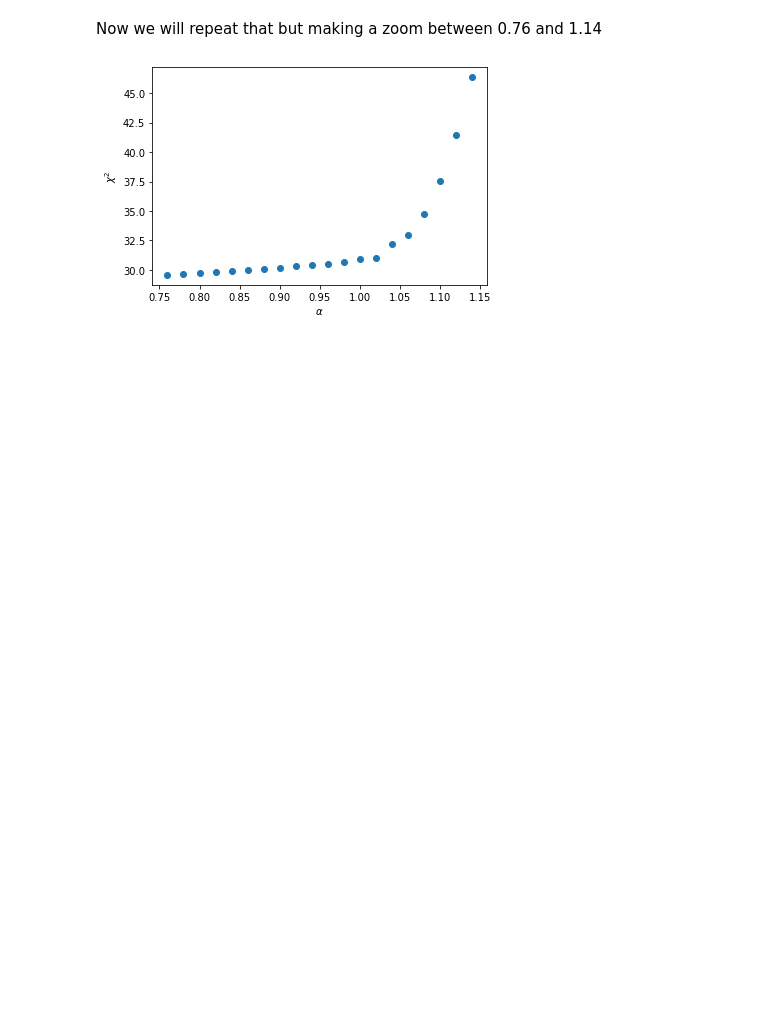
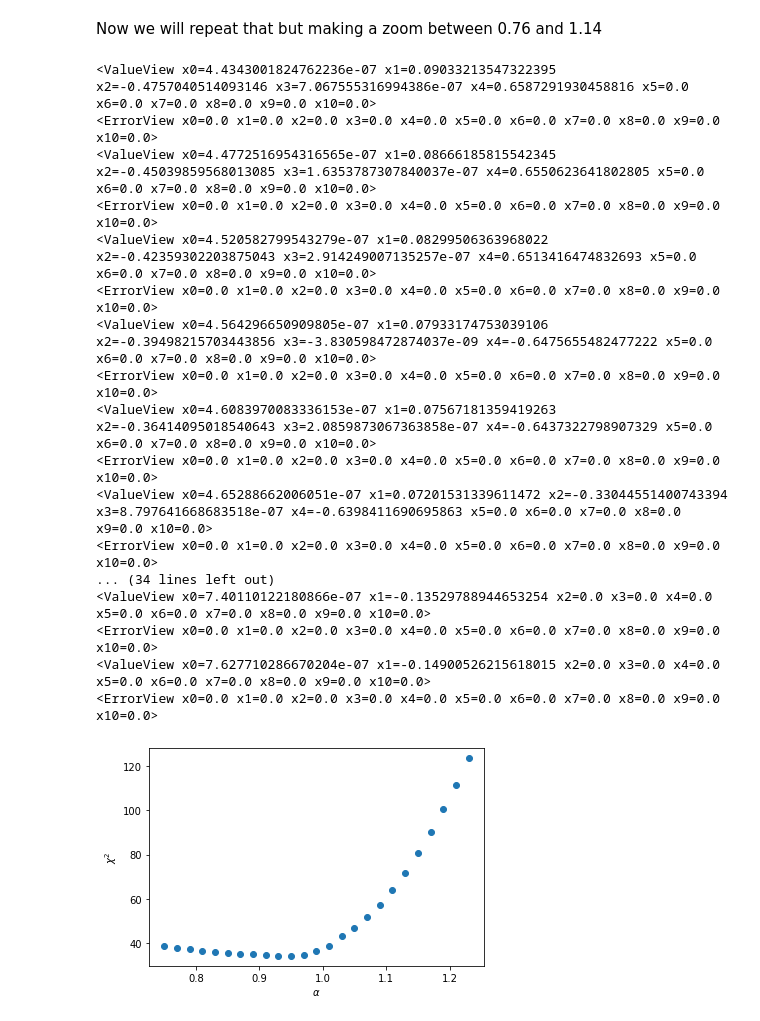
Before and after one commit to R-Grau/EBLpy, a Jupyter notebook: Multiple_Broken_power_law3.ipynb, the cells around one changed output. Saved outputs shown, nothing was run; the diff lists cells and outputs as text; code cells hidden in the pictures; blank space fills up the shorter version.

```diff
--- a/Multiple_Broken_power_law3.ipynb
+++ b/Multiple_Broken_power_law3.ipynb
@@ -63,12 +64,13 @@ def multiple_bpl_fit(initial_guess):
     m = Minuit(LSQ, initial_guess)
     #m.limits["initial_guess[2:-1]"] = (0,None)
     #m.tol = 1e-30
+    m.tol = 1e-20
 
     m.migrad()
-    #print(m.values)
+    print(m.values)
 
     m.hesse()
-    #print(m.errors)
+    print(m.errors)
 
     return m
 # %% [markdown]
@@ -218,8 +220,6 @@ Ebins = 10 ** logEbins
 # %%
 mu_vec_reco = np.zeros(len(mu_vec))
 mu_vec_i = np.zeros(len(mu_vec))
-bckgmu_vec_reco = np.zeros(len(mu_vec))
-bckgmu_vec_i = np.zeros(len(mu_vec))
 
 for i in range(len(mu_vec)):
     for j in range(len(mu_vec)):
@@ -231,9 +231,7 @@ for i in range(len(mu_vec)):
         mu = E[2:37][i]
 
         mu_vec_i[j] = Gauss_int(A, mu, sigma, Em, Ep)[0]
-        bckgmu_vec_i[j] = Gauss_int(B, mu, sigma, Em, Ep)[0]
     mu_vec_reco = mu_vec_reco + mu_vec_i
-    bckgmu_vec_reco = bckgmu_vec_reco + bckgmu_vec_i
 
 # plt.plot(E[3:37], mu_vec[1:], label="True")
 # plt.plot(E[3:37], mu_vec_reco[1:], label="Reconstructed")
@@ -244,13 +242,13 @@ for i in range(len(mu_vec)):
 Now we generate 2 random samples of the background. The first one is the background contribution to the observations and the other one is the observed background in 5 wobbles that we will use to reduce the background noise. After that we also simulate the source spectra. Those 3 things are made using a Poisson disteibution.Then we sum the 3 contributions and we take the number of photons to SED.
 # %%
 my_generator = np.random.default_rng(2021)
-Simbckg1 = my_generator.poisson(bckgmu_vec_reco)
+Simbckg1 = my_generator.poisson(bckgmu)
 # Simbckg1 = Simbckg1.astype(float)
 # for i in range(len(Simbckg1)):
 #     if Simbckg1[i] == 0:
 #         Simbckg1[i] = bckgmu[i]
 Simbckg1_u = np.sqrt(Simbckg1)
-Simbckg5 = my_generator.poisson(5*bckgmu_vec_reco)/5
+Simbckg5 = my_generator.poisson(5*bckgmu)/5
 # Simbckg5 = Simbckg5.astype(float)
 # for i in range(len(Simbckg5)):
 #     if Simbckg5[i] == 0:
@@ -311,19 +311,17 @@ plt.show()
 Finally we use this SED and deabsorb the EBL while fitting the MBPWL to every value of $\alpha$ and get its corresponding $\chi^2$ value.
 # %%
 chisqs = []
-alphas = []
+alphas = np.arange(0,2.05,0.05)
 
-for i in range(41):
-    alpha = round(0.05 * i, 2)
-    #print("alpha = ", alpha)
-    alphas.append(alpha)
+for i in range(len(alphas)):
+    alpha = alphas[i]
     dNdE2 = dNdE_b[4:] * np.exp(alpha*tau[7:37])
     dNdE2_u = dNdE_b_u[4:] * np.exp(alpha*tau[7:37])
     SED2 = np.square(E[7:37]) * dNdE2
     SED_u2 = np.square(E[7:37]) * dNdE2_u
     ydata = SED2
     xdata = E[7:37]
-    knots = 5
+    knots = 3
     ydata_u = SED_u2
     initial_guess = np.array([5e-7, 0, 0, 0, 0, 0, 0, 0, 0, 0, 0]) #phi_0, lam1, deltas (len(deltas)=knots-2))
     things = multiple_bpl_fit(initial_guess=initial_guess)
@@ -351,28 +383,53 @@ plt.show()
 Now we will repeat that but making a zoom between 0.76 and 1.14
 # %%
 chisqs = []
-alphas = []
+alphas = np.arange(0.75,1.25,0.02)
 
-for i in range(20):
-    alpha = round(0.76 + 0.02 * i, 2)
-    alphas.append(alpha)
+for i in range(len(alphas)):
+    alpha = alphas[i]
     dNdE2 = dNdE_b[4:] * np.exp(alpha*tau[7:37])
     dNdE2_u = dNdE_b_u[4:] * np.exp(alpha*tau[7:37])
     SED2 = np.square(E[7:37]) * dNdE2
     SED_u2 = np.square(E[7:37]) * dNdE2_u
     ydata = SED2
     xdata = E[7:37]
-    knots = 7
+    knots = 3
     ydata_u = SED_u2
     initial_guess = np.array([5e-7, 0, 0, 0, 0, 0, 0, 0, 0, 0, 0]) #phi_0, lam1, deltas (len(deltas)=knots-2))
     things = multiple_bpl_fit(initial_guess=initial_guess)
     chi2 = chisq(SED2, multiple_bpl(E[7:37], things.values), SED_u2)
     chisqs.append(chi2)
 
+    # if alpha == 0.1 or alpha == 0.15 or alpha == 0.9 or alpha == 1.:  #This is used to plot the data+ the fit when there is some alpha value we need to see.
+    #     plt.plot(xdata, multiple_bpl(xdata, things.values), label='concave fit', color = 'orange')
+    #     plt.errorbar(xdata, ydata, label='original',yerr = ydata_u, capsize=3, fmt='o', alpha=0.8)
+    #     plt.xscale('log')
+    #     plt.yscale('log')
+    #     plt.xlabel(r"$E$ ($TeV$)")
+    #     plt.ylabel(r"$E^2$ $dF/dE$ ($TeV$ $m^{-2}$ $s^{-1}$)")
+    #     plt.legend()
+    #     plt.show()
 plt.plot(alphas, chisqs, 'o')
 #plt.yscale('log')
 plt.xlabel(r'$\alpha$')
 plt.ylabel(r'$\chi^2$')
 plt.show()
 # %% [output]
+<ValueView x0=4.4343001824762236e-07 x1=0.09033213547322395 x2=-0.4757040514093146 x3=7.067555316994386e-07 x4=0.6587291930458816 x5=0.0 x6=0.0 x7=0.0 x8=0.0 x9=0.0 x10=0.0>
+<ErrorView x0=0.0 x1=0.0 x2=0.0 x3=0.0 x4=0.0 x5=0.0 x6=0.0 x7=0.0 x8=0.0 x9=0.0 x10=0.0>
+<ValueView x0=4.4772516954316565e-07 x1=0.08666185815542345 x2=-0.45039859568013085 x3=1.6353787307840037e-07 x4=0.6550623641802805 x5=0.0 x6=0.0 x7=0.0 x8=0.0 x9=0.0 x10=0.0>
+<ErrorView x0=0.0 x1=0.0 x2=0.0 x3=0.0 x4=0.0 x5=0.0 x6=0.0 x7=0.0 x8=0.0 x9=0.0 x10=0.0>
+<ValueView x0=4.520582799543279e-07 x1=0.08299506363968022 x2=-0.42359302203875043 x3=2.914249007135257e-07 x4=0.6513416474832693 x5=0.0 x6=0.0 x7=0.0 x8=0.0 x9=0.0 x10=0.0>
+<ErrorView x0=0.0 x1=0.0 x2=0.0 x3=0.0 x4=0.0 x5=0.0 x6=0.0 x7=0.0 x8=0.0 x9=0.0 x10=0.0>
+<ValueView x0=4.564296650909805e-07 x1=0.07933174753039106 x2=-0.39498215703443856 x3=-3.830598472874037e-09 x4=-0.6475655482477222 x5=0.0 x6=0.0 x7=0.0 x8=0.0 x9=0.0 x10=0.0>
+<ErrorView x0=0.0 x1=0.0 x2=0.0 x3=0.0 x4=0.0 x5=0.0 x6=0.0 x7=0.0 x8=0.0 x9=0.0 x10=0.0>
+<ValueView x0=4.6083970083336153e-07 x1=0.07567181359419263 x2=-0.36414095018540643 x3=2.0859873067363858e-07 x4=-0.6437322798907329 x5=0.0 x6=0.0 x7=0.0 x8=0.0 x9=0.0 x10=0.0>
+<ErrorView x0=0.0 x1=0.0 x2=0.0 x3=0.0 x4=0.0 x5=0.0 x6=0.0 x7=0.0 x8=0.0 x9=0.0 x10=0.0>
+<ValueView x0=4.65288662006051e-07 x1=0.07201531339611472 x2=-0.33044551400743394 x3=8.797641668683518e-07 x4=-0.6398411690695863 x5=0.0 x6=0.0 x7=0.0 x8=0.0 x9=0.0 x10=0.0>
+<ErrorView x0=0.0 x1=0.0 x2=0.0 x3=0.0 x4=0.0 x5=0.0 x6=0.0 x7=0.0 x8=0.0 x9=0.0 x10=0.0>
+... (34 lines left out)
+<ValueView x0=7.40110122180866e-07 x1=-0.13529788944653254 x2=0.0 x3=0.0 x4=0.0 x5=0.0 x6=0.0 x7=0.0 x8=0.0 x9=0.0 x10=0.0>
+<ErrorView x0=0.0 x1=0.0 x2=0.0 x3=0.0 x4=0.0 x5=0.0 x6=0.0 x7=0.0 x8=0.0 x9=0.0 x10=0.0>
+<ValueView x0=7.627710286670204e-07 x1=-0.14900526215618015 x2=0.0 x3=0.0 x4=0.0 x5=0.0 x6=0.0 x7=0.0 x8=0.0 x9=0.0 x10=0.0>
+<ErrorView x0=0.0 x1=0.0 x2=0.0 x3=0.0 x4=0.0 x5=0.0 x6=0.0 x7=0.0 x8=0.0 x9=0.0 x10=0.0>
-[figure, old version]
+[figure, new version]
```
Also changed, not shown: parts of 4 cells of this notebook, 1 other file.
